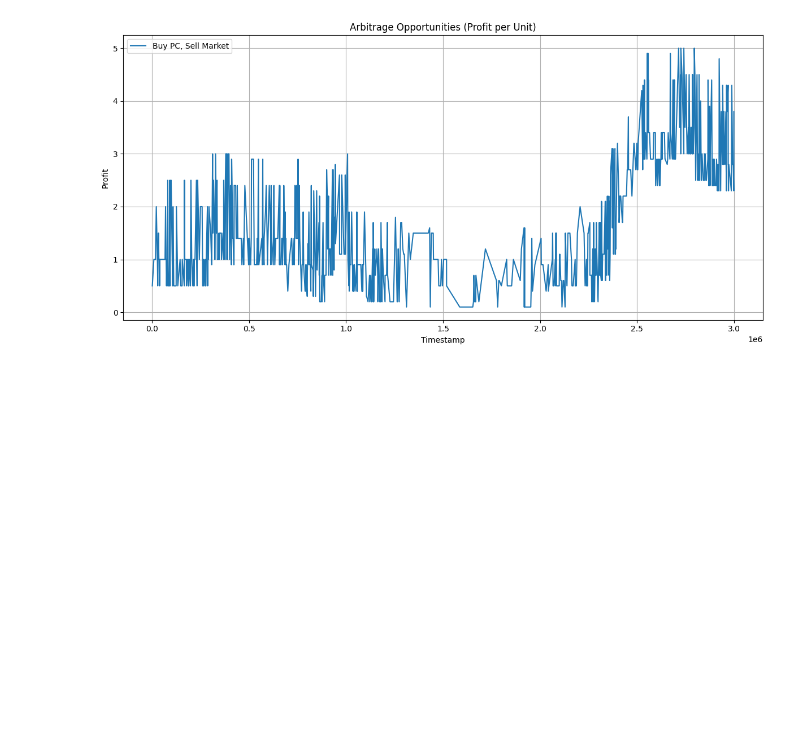
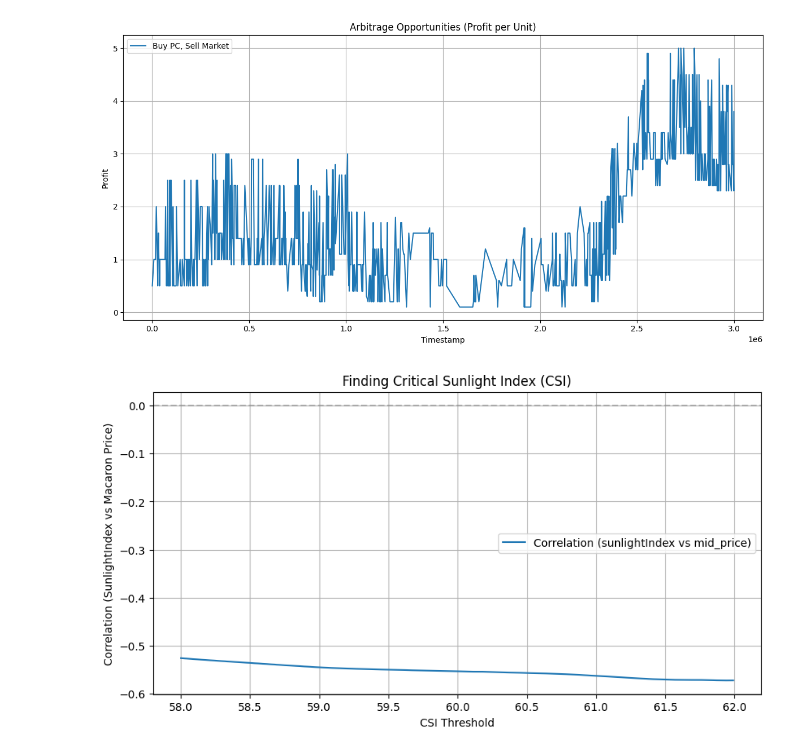
Before and after one commit to jennifer-lu/prosperity-3, a Jupyter notebook: round_4_algo.ipynb, the cells around one changed output. Cells and saved outputs as stored; diff of their text form; code cells hidden in the pictures; blank space fills up the shorter version.

```diff
--- a/round_4_algo.ipynb
+++ b/round_4_algo.ipynb
@@ -324,3 +324,28 @@ plt.tight_layout()
 plt.show()
 # %% [output]
 [figure]
+# %%
+# Try CSI values from 58.0 to 62.0 in 0.01 increments
+csis = np.arange(58.0, 62.0, 0.01)
+correlations = []
+
+for csi in csis:
+    low_sunlight_data = data[data["sunlightIndex"] < csi]
+    if len(low_sunlight_data) > 30:  # filter out noise from too few data points
+        corr = low_sunlight_data["sunlightIndex"].corr(low_sunlight_data["mid_price"])
+        correlations.append(corr)
+    else:
+        correlations.append(np.nan)
+
+# Plot correlation vs CSI threshold
+plt.figure(figsize=(10, 5))
+plt.plot(csis, correlations, label="Correlation (sunlightIndex vs mid_price)")
+plt.axhline(0, color='gray', linestyle='--', alpha=0.5)
+plt.title("Finding Critical Sunlight Index (CSI)")
+plt.xlabel("CSI Threshold")
+plt.ylabel("Correlation (SunlightIndex vs Macaron Price)")
+plt.grid(True)
+plt.legend()
+plt.show()
+# %% [output]
+[figure, added]
```
Also changed, not shown: parts of 5 cells of this notebook.
